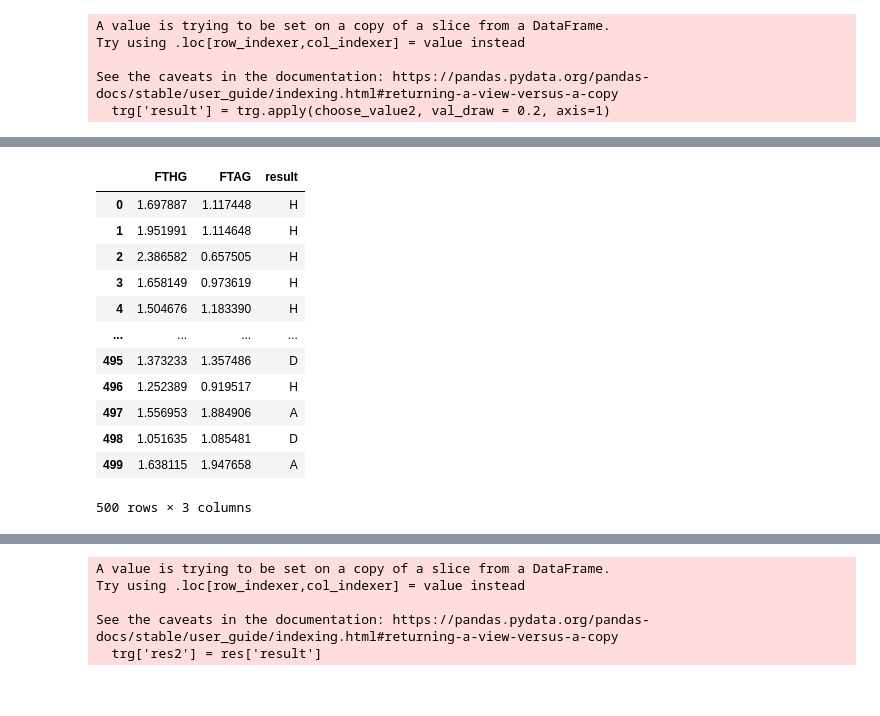
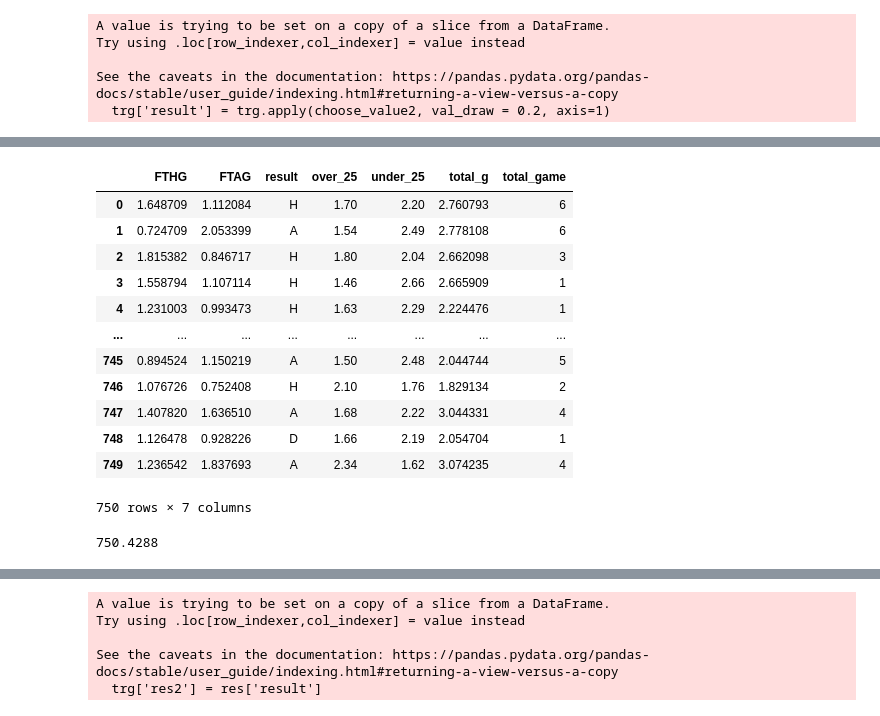
Before and after one commit to mcparaca/Football-betting-model, a Jupyter notebook: Football_predictions_bets_model/Modelling_whole_data_betting_goals.ipynb, the cells around one changed output, grey strips where cells are left out. Cells and saved outputs as stored; diff of their text form; code cells hidden in the pictures.

```diff
--- a/Football_predictions_bets_model/Modelling_whole_data_betting_goals.ipynb
+++ b/Football_predictions_bets_model/Modelling_whole_data_betting_goals.ipynb
@@ -105,16 +124,22 @@ matches = res['result'] == trg['result']
 # %%
-res
+res[['over_25', 'under_25']] = over_under[['Avg>2.5', 'Avg<2.5']]
+res['total_g'] = res['FTHG']+ res['FTAG']
+res['total_game'] = trg['FTHG']+ trg['FTAG']
-# %% [output]
-|  | FTHG | FTAG | result |
-| 0 | 1.697887 | 1.117448 | H |
-| 1 | 1.951991 | 1.114648 | H |
-| 2 | 2.386582 | 0.657505 | H |
-| 3 | 1.658149 | 0.973619 | H |
-| 4 | 1.504676 | 1.183390 | H |
-| ... | ... | ... | ... |
-| 495 | 1.373233 | 1.357486 | D |
-| 496 | 1.252389 | 0.919517 | H |
-| 497 | 1.556953 | 1.884906 | A |
-| 498 | 1.051635 | 1.085481 | D |
-| 499 | 1.638115 | 1.947658 | A |
-500 rows × 3 columns
+# %%
+scr = res.loc[res['over_25']!=0]
+# %%
+scr
+# %% [output]
+|  | FTHG | FTAG | result | over_25 | under_25 | total_g | total_game |
+| 0 | 1.648709 | 1.112084 | H | 1.70 | 2.20 | 2.760793 | 6 |
+| 1 | 0.724709 | 2.053399 | A | 1.54 | 2.49 | 2.778108 | 6 |
+| 2 | 1.815382 | 0.846717 | H | 1.80 | 2.04 | 2.662098 | 3 |
+| 3 | 1.558794 | 1.107114 | H | 1.46 | 2.66 | 2.665909 | 1 |
+| 4 | 1.231003 | 0.993473 | H | 1.63 | 2.29 | 2.224476 | 1 |
+| ... | ... | ... | ... | ... | ... | ... | ... |
+| 745 | 0.894524 | 1.150219 | A | 1.50 | 2.48 | 2.044744 | 5 |
+| 746 | 1.076726 | 0.752408 | H | 2.10 | 1.76 | 1.829134 | 2 |
+| 747 | 1.407820 | 1.636510 | A | 1.68 | 2.22 | 3.044331 | 4 |
+| 748 | 1.126478 | 0.928226 | D | 1.66 | 2.19 | 2.054704 | 1 |
+| 749 | 1.236542 | 1.837693 | A | 2.34 | 1.62 | 3.074235 | 4 |
+750 rows × 7 columns
@@ -121,3 +160,7 @@ res
+# %%
+scr['stake'].sum()
+# %% [output]
+750.4288
 # %%
 percentage_compatibility = matches.mean() * 100
 percentage_compatibility
```
Also changed, not shown: parts of 19 cells of this notebook, 4 other files.
